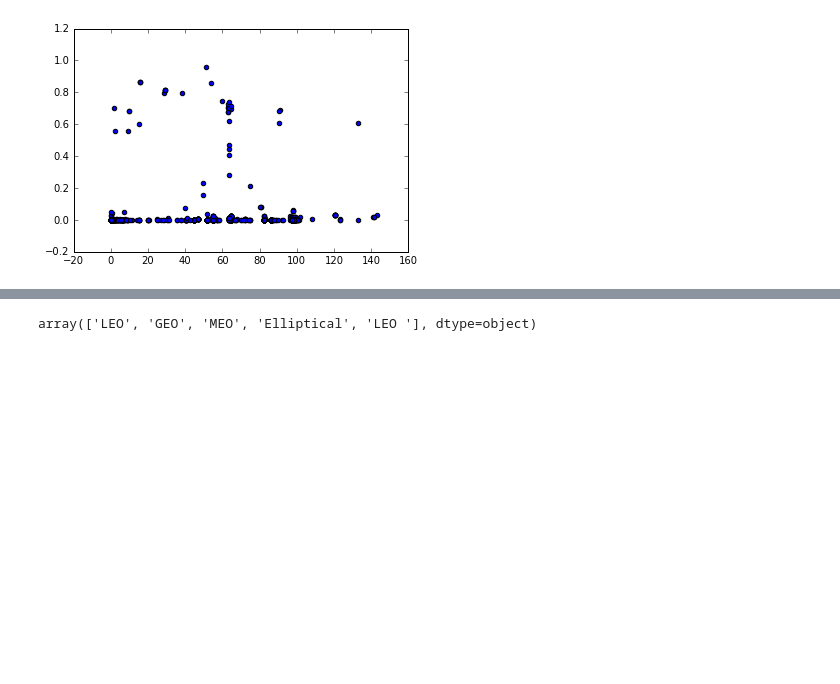
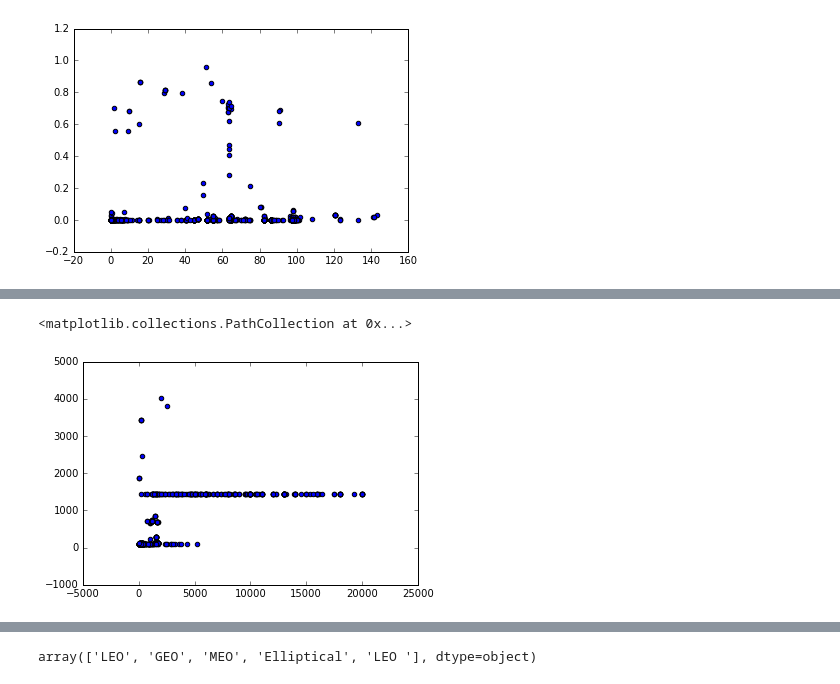
Before and after one commit to Ianssmith/Satellite_Map, a Jupyter notebook: satellites.ipynb, the cells around one changed output, grey strips where cells are left out. Saved outputs shown, nothing was run; the diff lists cells and outputs as text; code cells hidden in the pictures; blank space fills up the shorter version.

```diff
--- a/satellites.ipynb
+++ b/satellites.ipynb
@@ -88,0 +200,5 @@ plt.scatter(data['inclination'], data['eccentricity'])
+# %%
+plt.scatter(data['power_watts'], data['period_minutes'])
+# %% [output]
+<matplotlib.collections.PathCollection at 0x...>
+[figure, added]
```
Also changed, not shown: parts of 29 cells of this notebook, 3 other files.
